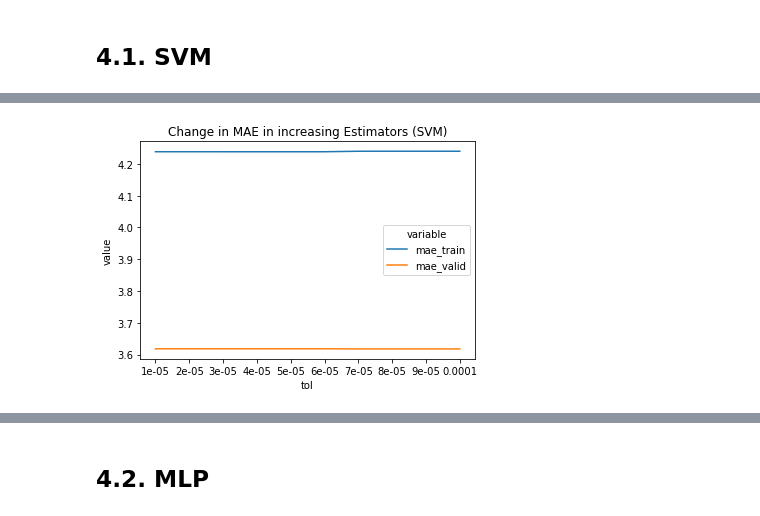
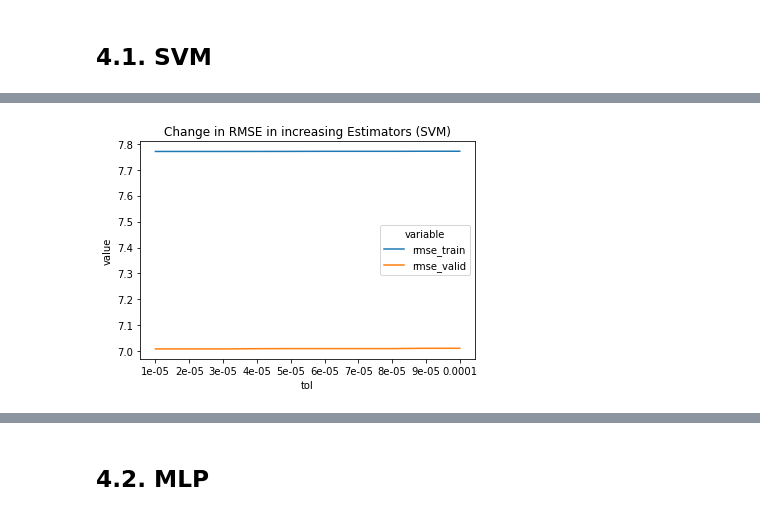
Before and after one commit to oguzhanakan0/spare-part-prediction, a Jupyter notebook: modeling.ipynb, the cells around one changed output, grey strips where cells are left out. Drawn from its saved outputs; the diff is of its cells as text; code cells hidden in the pictures.

```diff
--- a/modeling.ipynb
+++ b/modeling.ipynb
@@ -239,7 +274,7 @@ for neighbor in neighbors_list:
         leaf_size=30,
         p=2,
         metric='minkowski')
-    results, knn = run_kfold_model(df,knn,'K-Nearest Neighbor',final_features,ix,folds=[1,2,3])
+    results, knn = run_kfold_model(df,knn,'K-Nearest Neighbor',final_features,ix,folds=[1,2,3,4,5])
     cumulative_model_results_knn[neighbor] = {'results':results,'model':knn}
 # %% [output]
 ===== K-Nearest Neighbor - fold 1 =====
@@ -278,7 +466,7 @@ for estimator in estimators_list:
         max_leaf_nodes=45,
         min_impurity_decrease=0.0,
         bootstrap=True,);
-    results, rf = run_kfold_model(df,rf,'Random Forest',final_features,ix,folds=[1,2,3])
+    results, rf = run_kfold_model(df,rf,'Random Forest',final_features,ix,folds=[1,2,3,4,5])
     cumulative_model_results_rf[estimator] = {'results':results,'model':rf}
 # %% [output]
 ===== Random Forest - fold 1 =====
@@ -321,7 +662,7 @@ for estimator in estimators_list:
         max_leaf_nodes=45,
         n_iter_no_change=50,
         tol=0.0001,);
-    results, gb = run_kfold_model(df,gb,'Gradient Boosting',final_features,ix,folds=[1,2,3])
+    results, gb = run_kfold_model(df,gb,'Gradient Boosting',final_features,ix,folds=[1,2,3,4,5])
     cumulative_model_results_gb[estimator] = {'results':results,'model':gb}
 # %% [output]
 ===== Gradient Boosting - fold 1 =====
@@ -550,7 +1008,7 @@ for tol in tols:
               intercept_scaling=1.0,
               dual=False,
               max_iter=100000)
-    results, svm = run_kfold_model(df,svm,'SVM Regressor',final_features,ix,folds=[1,2,3])
+    results, svm = run_kfold_model(df,svm,'SVM Regressor',final_features,ix,folds=[1,2,3,4,5])
     cumulative_model_results_svm[str(tol)] = {'results':results,'model':svm}
 # %% [output]
 ===== SVM Regressor - fold 1 =====
@@ -573,23 +1184,23 @@ model fit!
 # %%
 tols = [0.00001,0.00002,0.00003,0.00004,0.00005,0.00006,0.00007,0.00008,0.00009,0.00010]
 x, y1, y2=[], [], []
 for tol in tols:
     svm_results = get_metrics_from_results(cumulative_model_results_svm)[str(tol)]
     svm_results['avg'] = svm_results.mean(axis=1)
     x.append(tol)
-    y1.append(svm_results.loc['mae_train'].avg)
-    y2.append(svm_results.loc['mae_valid'].avg)
+    y1.append(svm_results.loc['rmse_train'].avg)
+    y2.append(svm_results.loc['rmse_valid'].avg)
 
 re = pd.DataFrame([x,y1,y2]).T
-re.columns=['tol','mae_train','mae_valid']
+re.columns=['tol','rmse_train','rmse_valid']
 re = re.melt(id_vars=['tol'])
 
 fig = sns.lineplot(data=re,x='tol',y='value',hue='variable')
 fig.set_xticks(tols);
 fig.set_xticklabels(tols);
-fig.set_title('Change in MAE in increasing Estimators (SVM)');
+fig.set_title('Change in RMSE in increasing Estimators (SVM)');
 # %% [output]
-[figure, old version]
+[figure, new version]
 # %%
 svm_results = get_metrics_from_results(cumulative_model_results_svm)[str(0.00001)]
 svm_results['avg'] = svm_results.mean(axis=1)
```
Also changed, not shown: parts of 29 cells of this notebook, 12 other files.
